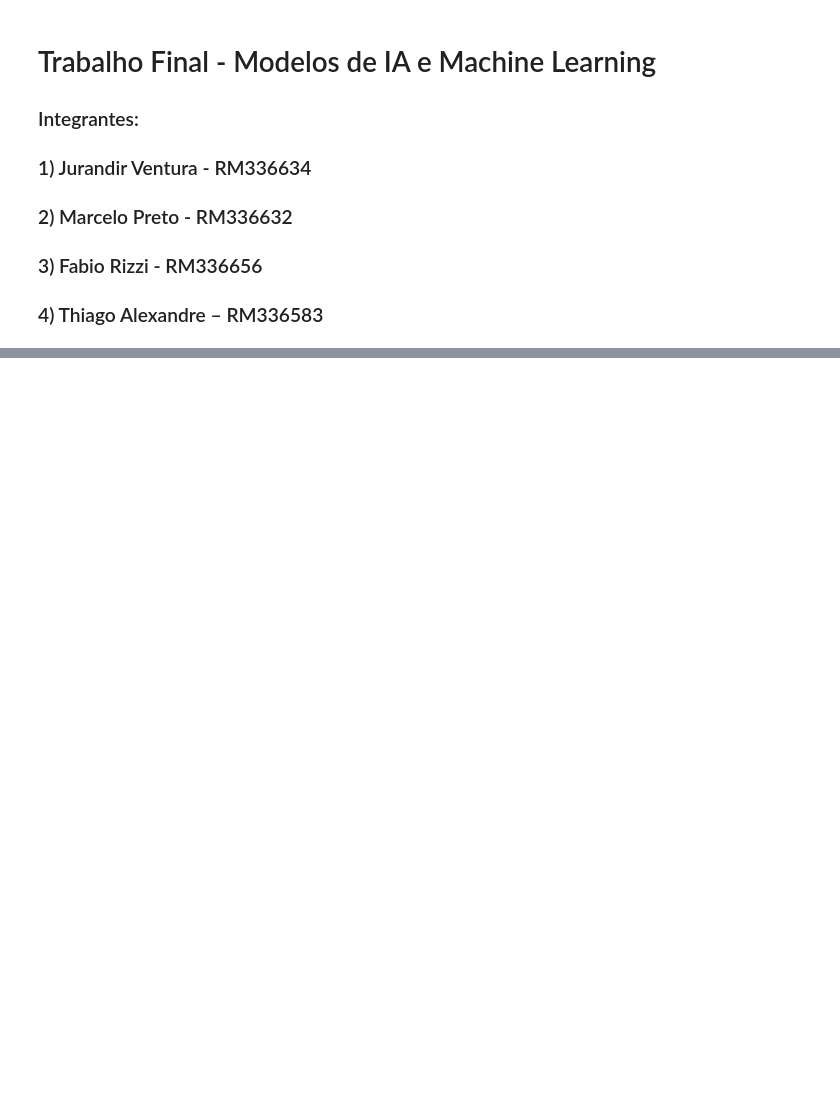
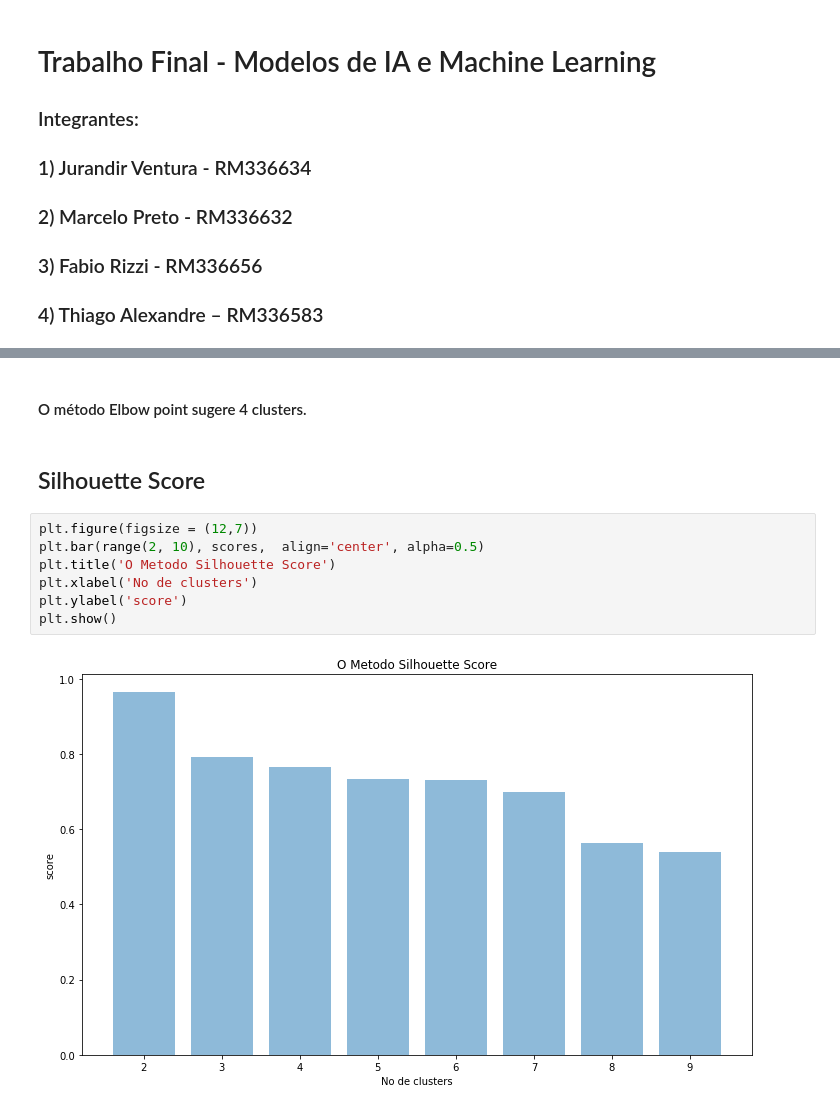
Before and after one commit to JV-cloud/modelos_de_ia_e_ml, a Jupyter notebook: 2.1.ipynb, the cells around one changed output, grey strips where cells are left out. Saved outputs shown, nothing was run; the diff lists cells and outputs as text; blank space fills up the shorter version.

```diff
--- a/2.1.ipynb
+++ b/2.1.ipynb
@@ -31,0 +144,13 @@ dataset.head()
+# %% [markdown]
+#### O método Elbow point sugere 4 clusters.
+# %% [markdown]
+## Silhouette Score
+# %%
+plt.figure(figsize = (12,7))
+plt.bar(range(2, 10), scores,  align='center', alpha=0.5)
+plt.title('O Metodo Silhouette Score')
+plt.xlabel('No de clusters')
+plt.ylabel('score')
+plt.show()
+# %% [output]
+[figure, added]
```
Also changed, not shown: parts of 29 cells of this notebook.
